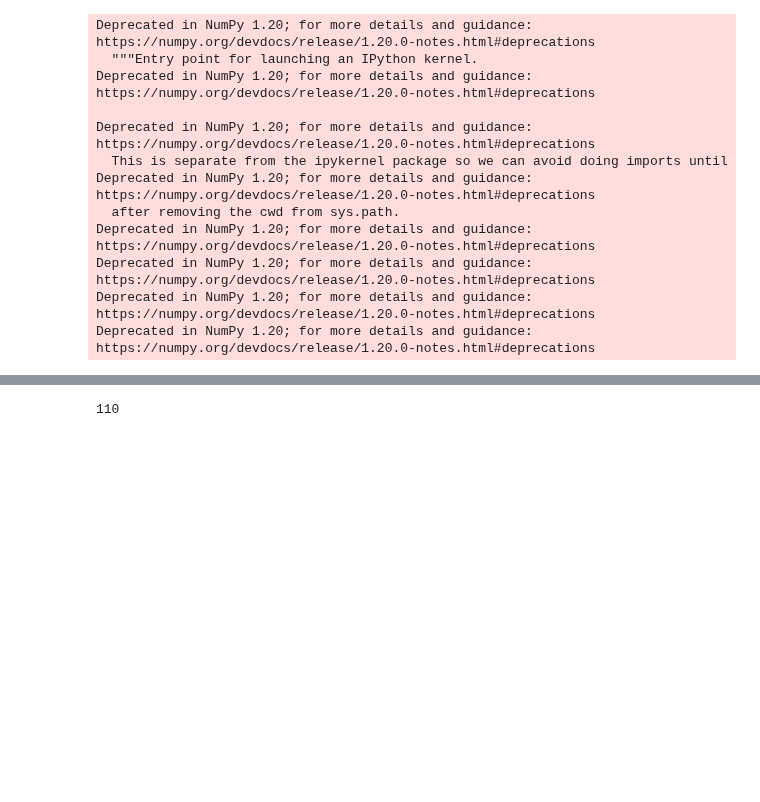
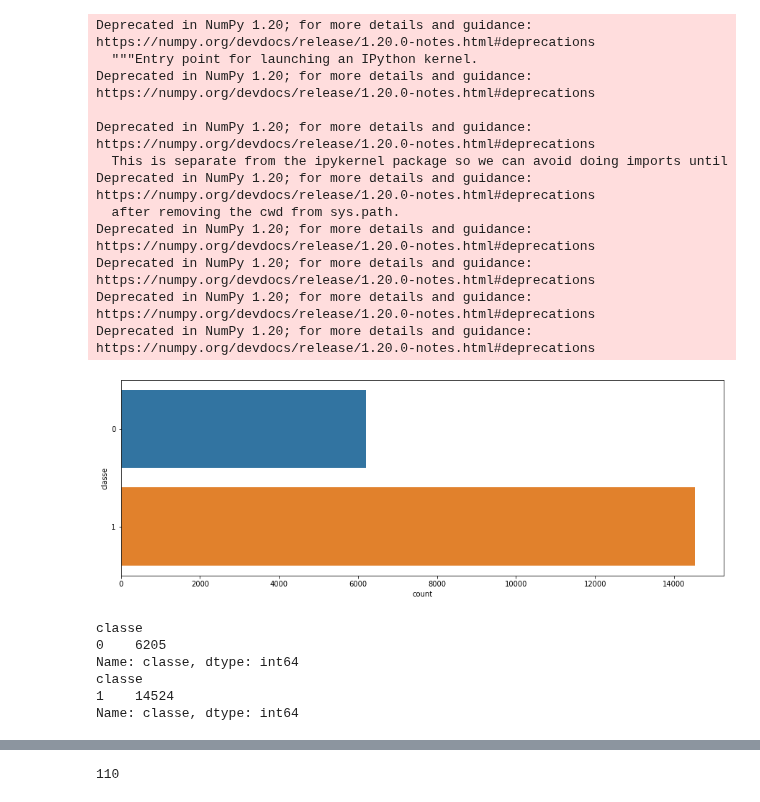
Before and after one commit to ImenMasmoudiEm/TextClassification, a Jupyter notebook: CCKProject_Ensemblist_Methode09.ipynb, the cells around one changed output, grey strips where cells are left out. Drawn from its saved outputs; the diff is of its cells as text; code cells hidden in the pictures; blank space fills up the shorter version.

```diff
--- a/CCKProject_Ensemblist_Methode09.ipynb
+++ b/CCKProject_Ensemblist_Methode09.ipynb
@@ -191,3 +214,33 @@ Deprecated in NumPy 1.20; for more details and guidance: https://numpy.org/devdo
 Deprecated in NumPy 1.20; for more details and guidance: https://numpy.org/devdocs/release/1.20.0-notes.html#deprecations
 Deprecated in NumPy 1.20; for more details and guidance: https://numpy.org/devdocs/release/1.20.0-notes.html#deprecations
 Deprecated in NumPy 1.20; for more details and guidance: https://numpy.org/devdocs/release/1.20.0-notes.html#deprecations
+# %%
+training_labels1Y=training_labels1.reshape(20729)
+training_labels2Y=training_labels2.reshape(20729)
+training_labels3Y=training_labels3.reshape(20729)
+# %%
+import pandas as pd
+
+data1=[[i,j] for i,j in zip(training_padded1  , training_labels1Y)]
+data2=[[i,j] for i,j in zip(training_padded1  , training_labels2Y)]
+data3=[[i,j] for i,j in zip(training_padded1  , training_labels3Y)]
+
+data1=pd.DataFrame(data1,columns=["sentences","classe"])
+data2=pd.DataFrame(data2,columns=["sentences","classe"])
+data3=pd.DataFrame(data3,columns=["sentences","classe"])
+# %%
+import matplotlib.pyplot as plt
+import seaborn as sns
+plt.figure(1 , figsize = (15 , 5))
+sns.countplot(y = 'classe' , data = data1)
+plt.show()
+print(data1.loc[data1.classe==0].groupby('classe')["classe"].count())
+print(data1.loc[data1.classe==1].groupby('classe')["classe"].count())
+# %% [output]
+[figure, added]
+classe
+0    6205
+Name: classe, dtype: int64
+classe
+1    14524
+Name: classe, dtype: int64
```
Also changed, not shown: parts of 14 cells of this notebook.
